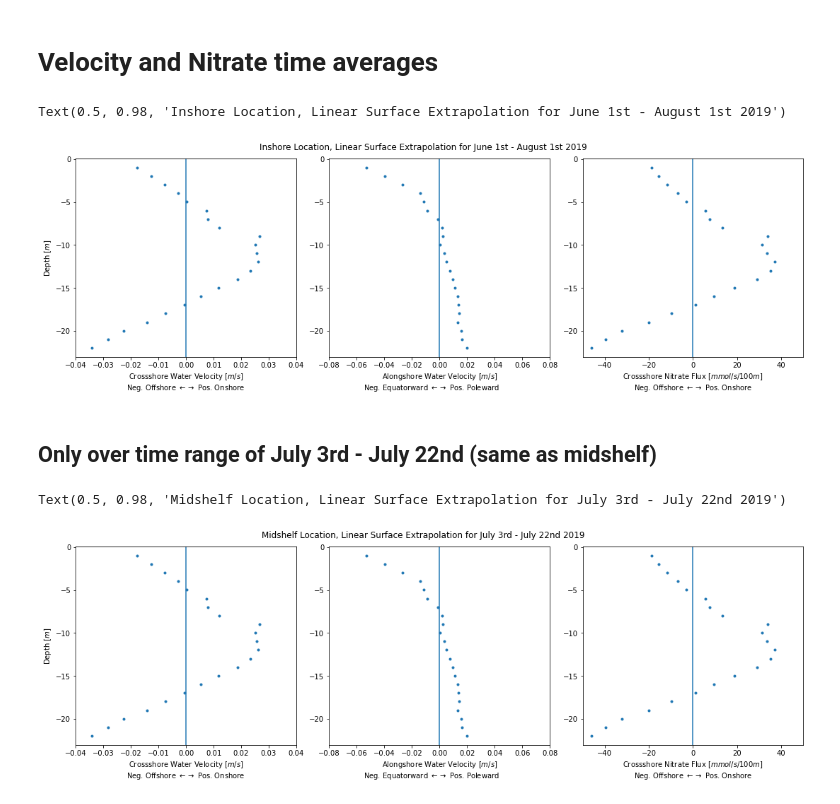
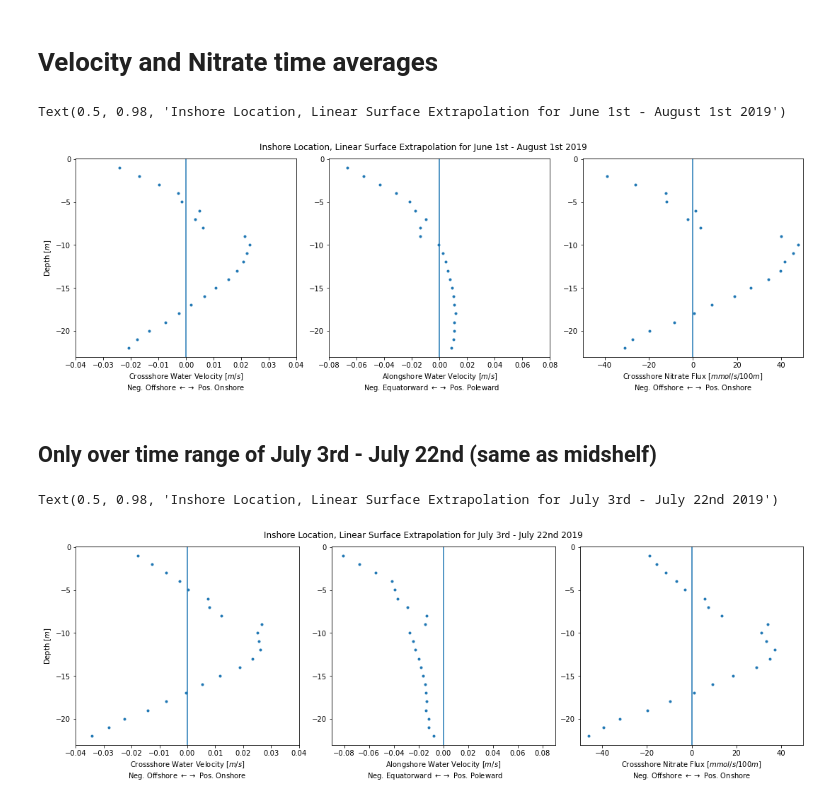
Before and after one commit to ascherer97/REU21, a Jupyter notebook: Inshore Analysis/nitrate_flux_linear.ipynb, the cells around one changed output. Saved outputs shown, nothing was run; the diff lists cells and outputs as text; code cells hidden in the pictures.

```diff
--- a/Inshore Analysis/nitrate_flux_linear.ipynb
+++ b/Inshore Analysis/nitrate_flux_linear.ipynb
@@ -142,7 +142,7 @@ ds_no3 = ds_no3.swap_dims({'obs':'time'})
 # %%
 depth = np.flip(-ds['bin_depths_avg'].values)
 cs_bar = np.flip(ds['cs_bar'].values, axis=0)
-as_bar = np.flip(ds['as_bar'].values, axis=0)
+as_fil = np.flip(ds['as_fil'].values, axis=0)
 time_grid = ds['time'].values   # array of dates
 # %%
 dp = 1   # pressure averaging interval
@@ -616,9 +616,9 @@ cs_timeavg = np.nan*np.empty(len(cs_bar))
 for i,v in enumerate(cs_bar):
     cs_timeavg[i] = np.nanmean(v[time_mask])
 
-as_timeavg = np.nan*np.empty(len(as_bar))
+as_timeavg = np.nan*np.empty(len(as_fil))
 #time average of crossshore barotropic velocity data
-for i,v in enumerate(as_bar):
+for i,v in enumerate(as_fil):
     as_timeavg[i] = np.nanmean(v[time_mask])
 
 nf_timeavg = np.nan*np.empty(len(nflux.T))
@@ -647,7 +647,7 @@ ax3.set_xlabel('Crossshore Nitrate Flux [$mmol/s/100m$]\nNeg. Offshore $\\leftar
 fig.suptitle('Inshore Location, Linear Surface Extrapolation for June 1st - August 1st 2019')
 # %% [output]
 Text(0.5, 0.98, 'Inshore Location, Linear Surface Extrapolation for June 1st - August 1st 2019')
-[figure, old version]
+[figure, new version]
 # %% [markdown]
 ## Only over time range of July 3rd - July 22nd (same as midshelf)
 # %%
@@ -661,9 +661,9 @@ cs_timeavg = np.nan*np.empty(len(cs_bar))
 for i,v in enumerate(cs_bar):
     cs_timeavg[i] = np.nanmean(v[time_mask])
 
-as_timeavg = np.nan*np.empty(len(as_bar))
+as_timeavg = np.nan*np.empty(len(as_fil))
 #time average of crossshore barotropic velocity data
-for i,v in enumerate(as_bar):
+for i,v in enumerate(as_fil):
     as_timeavg[i] = np.nanmean(v[time_mask])
 
 nf_timeavg = np.nan*np.empty(len(nflux.T))
@@ -673,23 +673,23 @@ for i,n in enumerate(nflux.T):
 # %%
 fig = plt.figure(constrained_layout=True, figsize=(15,5))
 gs = fig.add_gridspec(1,3)
 ax1 = fig.add_subplot(gs[0,0])
 ax1.plot(cs_timeavg, -depth,'.')
 ax1.set_xlim([-0.04,0.04])
 ax1.axvline(0)
 ax1.set_xlabel('Crossshore Water Velocity [$m/s$]\nNeg. Offshore $\\leftarrow \\rightarrow$ Pos. Onshore')
 ax1.set_ylabel('Depth [$m$]')
 ax2 = fig.add_subplot(gs[0,1])
 ax2.plot(as_timeavg, -depth,'.')
-ax2.set_xlim([-0.08,0.08])
+ax2.set_xlim([-0.09,0.09])
 ax2.axvline(0)
 ax2.set_xlabel('Alongshore Water Velocity [$m/s$]\nNeg. Equatorward $\\leftarrow \\rightarrow$ Pos. Poleward        ')
 ax3 = fig.add_subplot(gs[0,2])
 ax3.plot(nf_timeavg*100, -depth,'.')
 ax3.set_xlim([-50,50])
 ax3.axvline(0)
 ax3.set_xlabel('Crossshore Nitrate Flux [$mmol/s/100m$]\nNeg. Offshore $\\leftarrow \\rightarrow$ Pos. Onshore')
-fig.suptitle('Midshelf Location, Linear Surface Extrapolation for July 3rd - July 22nd 2019')
+fig.suptitle('Inshore Location, Linear Surface Extrapolation for July 3rd - July 22nd 2019')
 # %% [output]
-Text(0.5, 0.98, 'Midshelf Location, Linear Surface Extrapolation for July 3rd - July 22nd 2019')
+Text(0.5, 0.98, 'Inshore Location, Linear Surface Extrapolation for July 3rd - July 22nd 2019')
-[figure, old version]
+[figure, new version]
```
Also changed, not shown: 1 other file.
